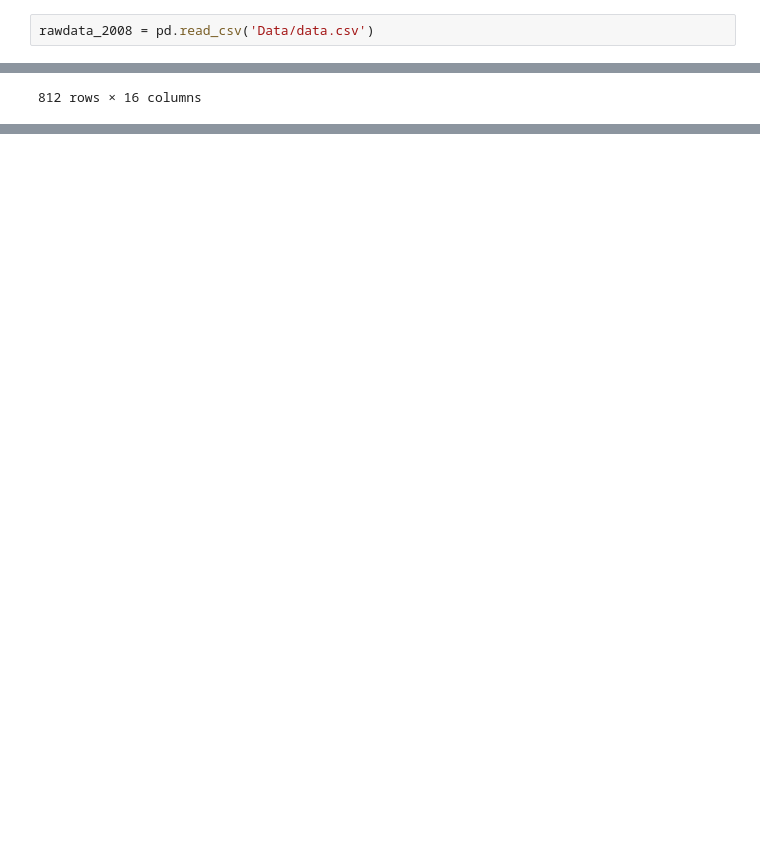
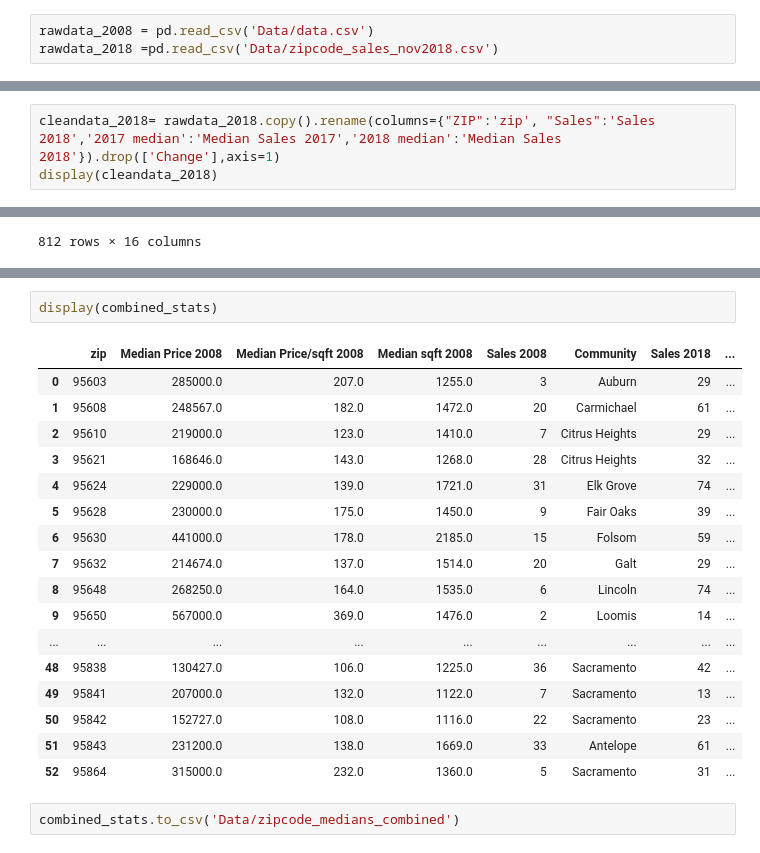
Before and after one commit to ramses93/Cleaning-Up-Sacramento, a Jupyter notebook: victor.ipynb, the cells around one changed output, grey strips where cells are left out. Cells and saved outputs as stored; diff of their text form; blank space fills up the shorter version.

```diff
--- a/victor.ipynb
+++ b/victor.ipynb
@@ -2,3 +2,4 @@
 import pandas as pd
 # %%
 rawdata_2008 = pd.read_csv('Data/data.csv')
+rawdata_2018 =pd.read_csv('Data/zipcode_sales_nov2018.csv')
@@ -20,0 +38,3 @@ rawdata_2008
+# %%
+cleandata_2018= rawdata_2018.copy().rename(columns={"ZIP":'zip', "Sales":'Sales 2018','2017 median':'Median Sales 2017','2018 median':'Median Sales 2018'}).drop(['Change'],axis=1)
+display(cleandata_2018)
@@ -109,0 +142,22 @@ NameError: name 'test' is not defined
+# %%
+display(combined_stats)
+# %% [output]
+|  | zip | Median Price 2008 | Median Price/sqft 2008 | Median sqft 2008 | Sales 2008 | Community | Sales 2018 | ... |
+| 0 | 95603 | 285000.0 | 207.0 | 1255.0 | 3 | Auburn | 29 | ... |
+| 1 | 95608 | 248567.0 | 182.0 | 1472.0 | 20 | Carmichael | 61 | ... |
+| 2 | 95610 | 219000.0 | 123.0 | 1410.0 | 7 | Citrus Heights | 29 | ... |
+| 3 | 95621 | 168646.0 | 143.0 | 1268.0 | 28 | Citrus Heights | 32 | ... |
+| 4 | 95624 | 229000.0 | 139.0 | 1721.0 | 31 | Elk Grove | 74 | ... |
+| 5 | 95628 | 230000.0 | 175.0 | 1450.0 | 9 | Fair Oaks | 39 | ... |
+| 6 | 95630 | 441000.0 | 178.0 | 2185.0 | 15 | Folsom | 59 | ... |
+| 7 | 95632 | 214674.0 | 137.0 | 1514.0 | 20 | Galt | 29 | ... |
+| 8 | 95648 | 268250.0 | 164.0 | 1535.0 | 6 | Lincoln | 74 | ... |
+| 9 | 95650 | 567000.0 | 369.0 | 1476.0 | 2 | Loomis | 14 | ... |
+| ... | ... | ... | ... | ... | ... | ... | ... | ... |
+| 48 | 95838 | 130427.0 | 106.0 | 1225.0 | 36 | Sacramento | 42 | ... |
+| 49 | 95841 | 207000.0 | 132.0 | 1122.0 | 7 | Sacramento | 13 | ... |
+| 50 | 95842 | 152727.0 | 108.0 | 1116.0 | 22 | Sacramento | 23 | ... |
+| 51 | 95843 | 231200.0 | 138.0 | 1669.0 | 33 | Antelope | 61 | ... |
+| 52 | 95864 | 315000.0 | 232.0 | 1360.0 | 5 | Sacramento | 31 | ... |
+# %%
+combined_stats.to_csv('Data/zipcode_medians_combined')
```
Also changed, not shown: parts of 7 cells of this notebook, 2 other files.
